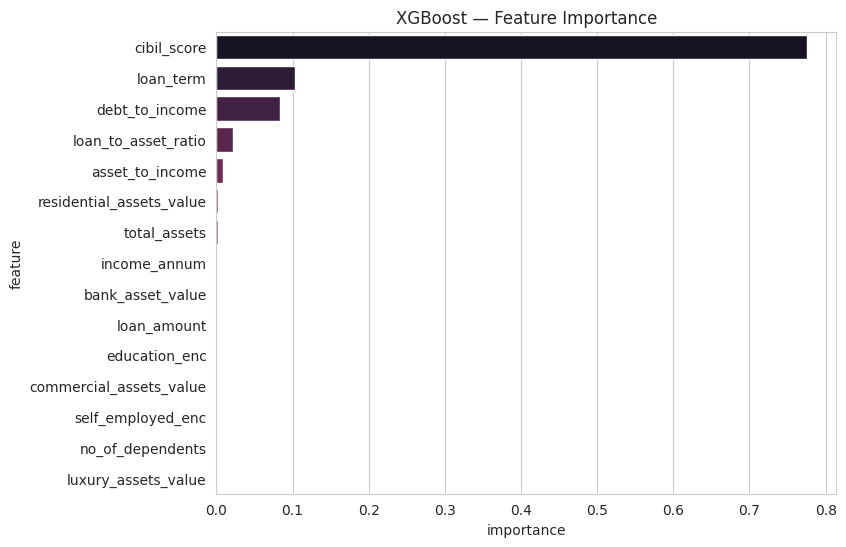
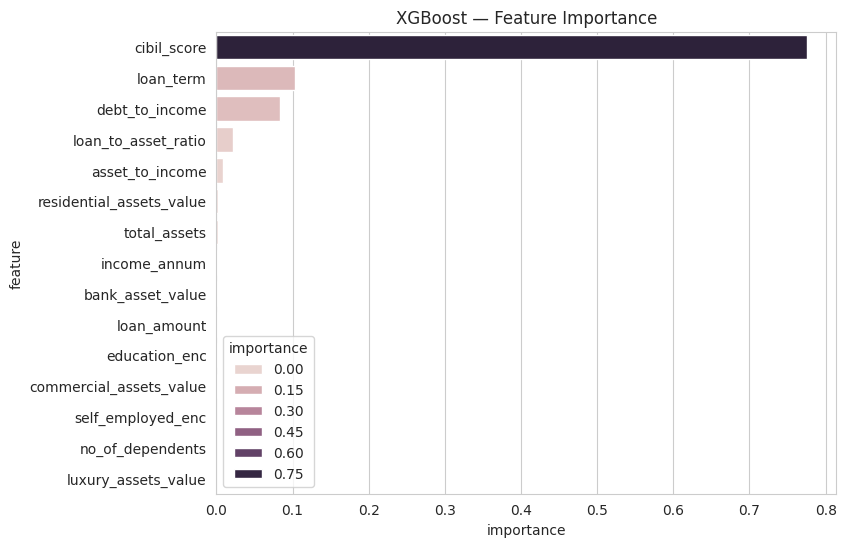
The change to this notebook cell's code, shown as a diff; its figure went from the first image to the second:
--- before
+++ after
@@ -13,5 +13,5 @@
 
 plt.figure(figsize=(8,6))
-sns.barplot(x="importance", y="feature", data=xgb_importance, palette="rocket")
+sns.barplot(x="importance", y="feature", data=xgb_importance, hue='importance')
 plt.title("XGBoost — Feature Importance")
 plt.show()

Commit: Created using Colab